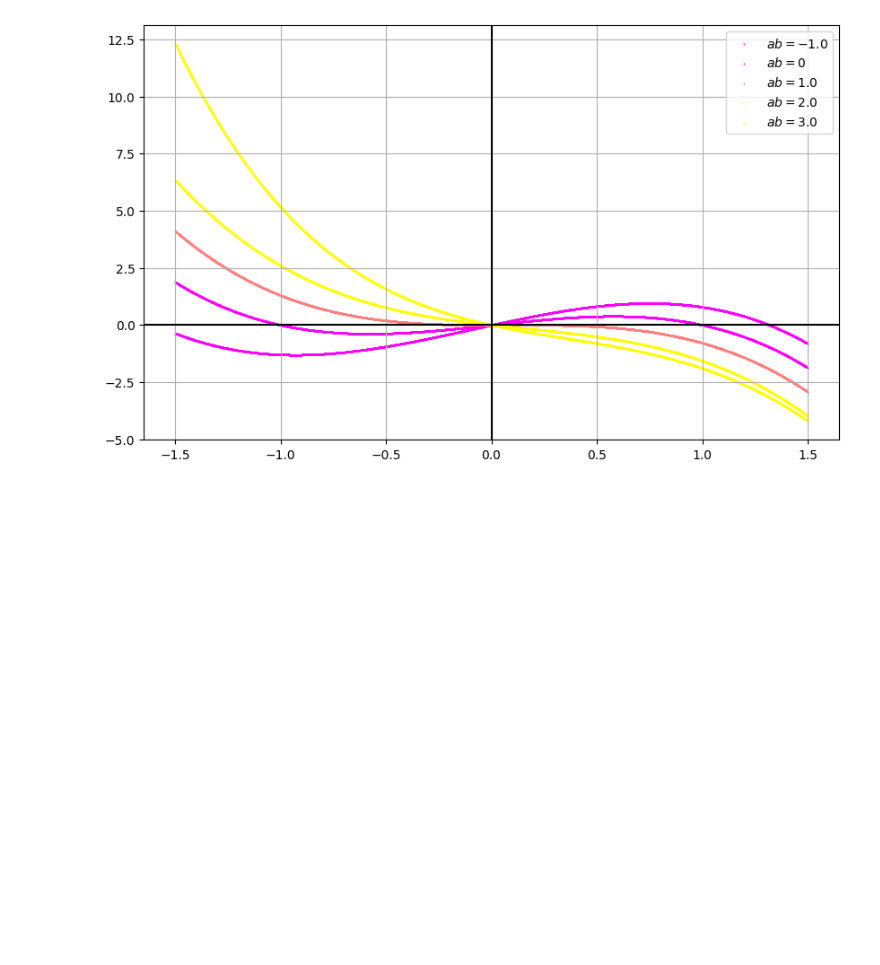
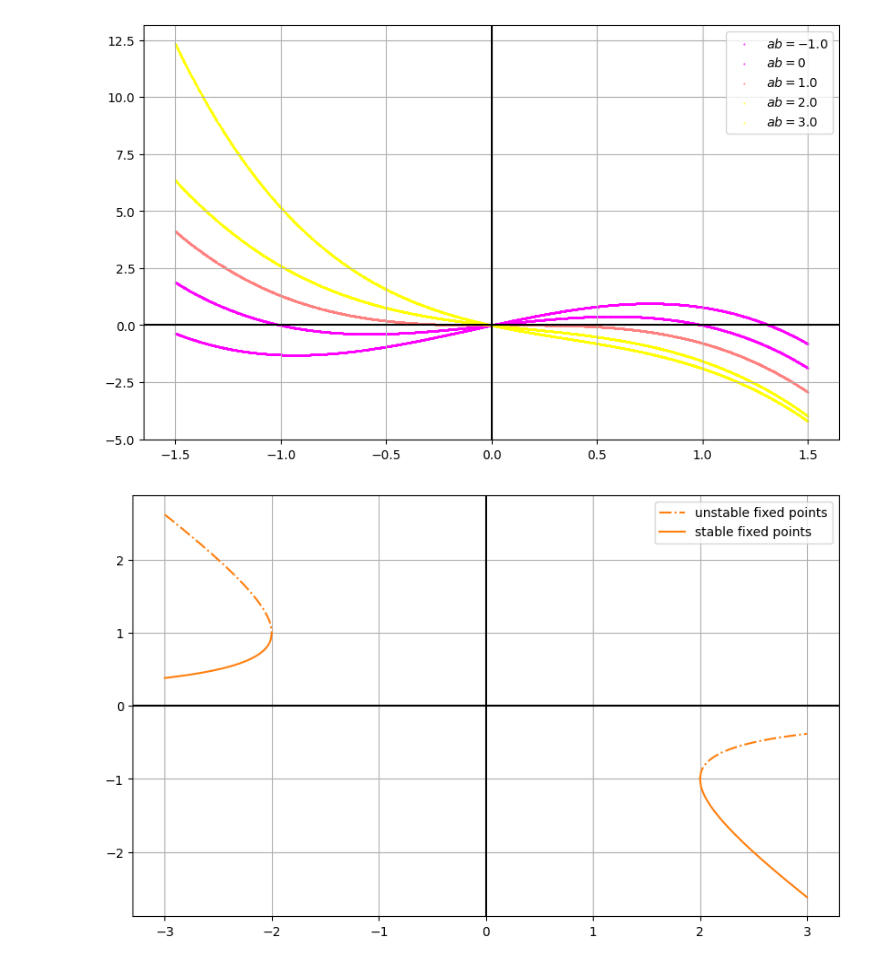
Before and after one commit to koh-my-gosh/strogatz, a Jupyter notebook: src/notebook/chapter_3_bifurcation.ipynb, the cells around one changed output. Cells and saved outputs as stored; diff of their text form; code cells hidden in the pictures; blank space fills up the shorter version.

```diff
--- a/src/notebook/chapter_3_bifurcation.ipynb
+++ b/src/notebook/chapter_3_bifurcation.ipynb
@@ -31,3 +21,22 @@ ax.legend()
 # %% [output]
 <matplotlib.legend.Legend at 0x...>
 [figure]
+# %%
+f = lambda r, x: 1+r*x+x*x
+f_plus = lambda r: (-r+np.sqrt(r**2-4))/2
+f_minus = lambda r: (-r-np.sqrt(r**2-4))/2
+
+fig, ax = plt.subplots(nrows=1, ncols=1, figsize=(10, 6))
+rs = np.linspace(-3, -2, 100)
+ax.plot(rs, f_plus(rs), linestyle="-.", color='tab:orange', label="unstable fixed points")
+ax.plot(rs, f_minus(rs), linestyle="-", color='tab:orange', label="stable fixed points")
+
+rs = np.linspace(2, 3, 100)
+ax.plot(rs, f_plus(rs), linestyle="-.", color='tab:orange')
+ax.plot(rs, f_minus(rs), linestyle="-", color='tab:orange')
+ax.axhline(y=0, color="black")
+ax.axvline(x=0, color="black")
+ax.legend()
+ax.grid()
+# %% [output]
+[figure, added]
```
Also changed, not shown: parts of 3 cells of this notebook, 1 other file.
